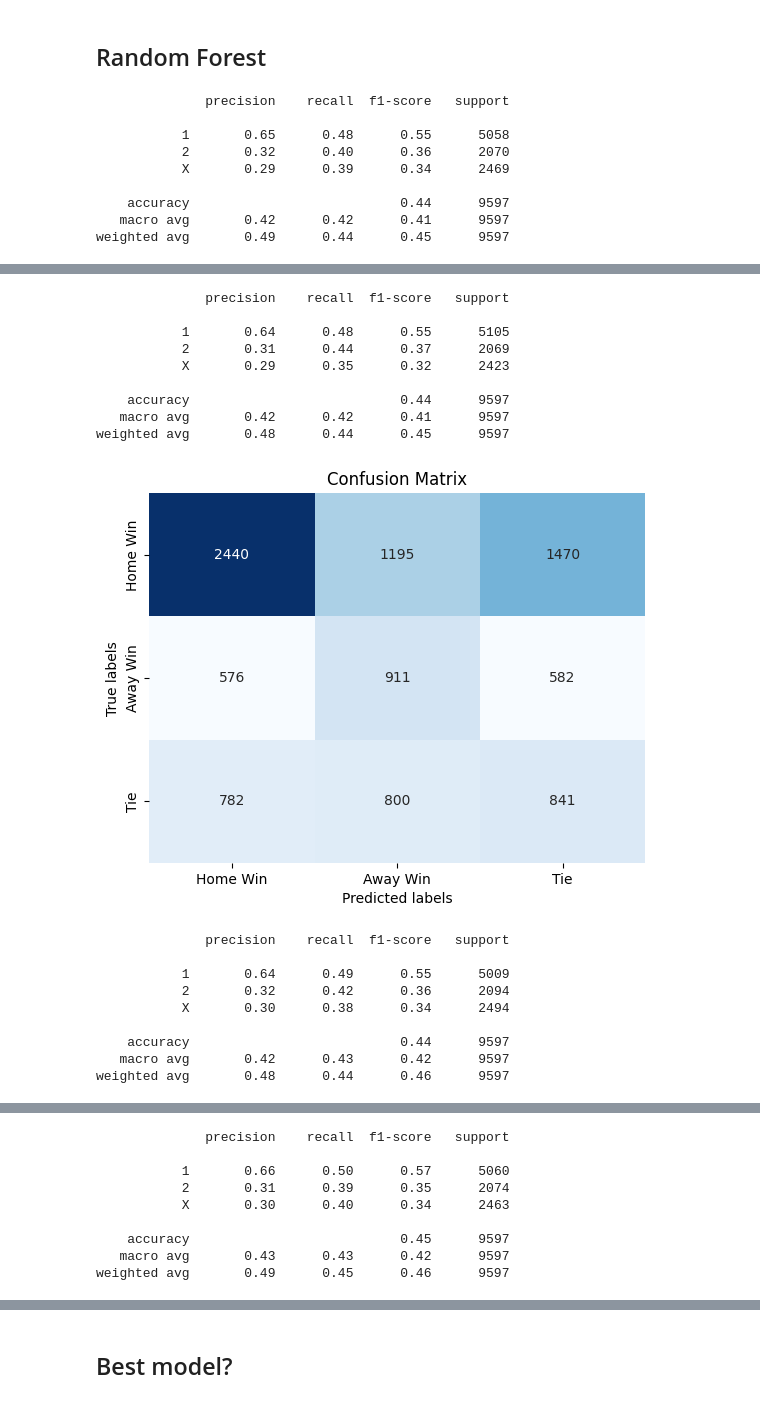
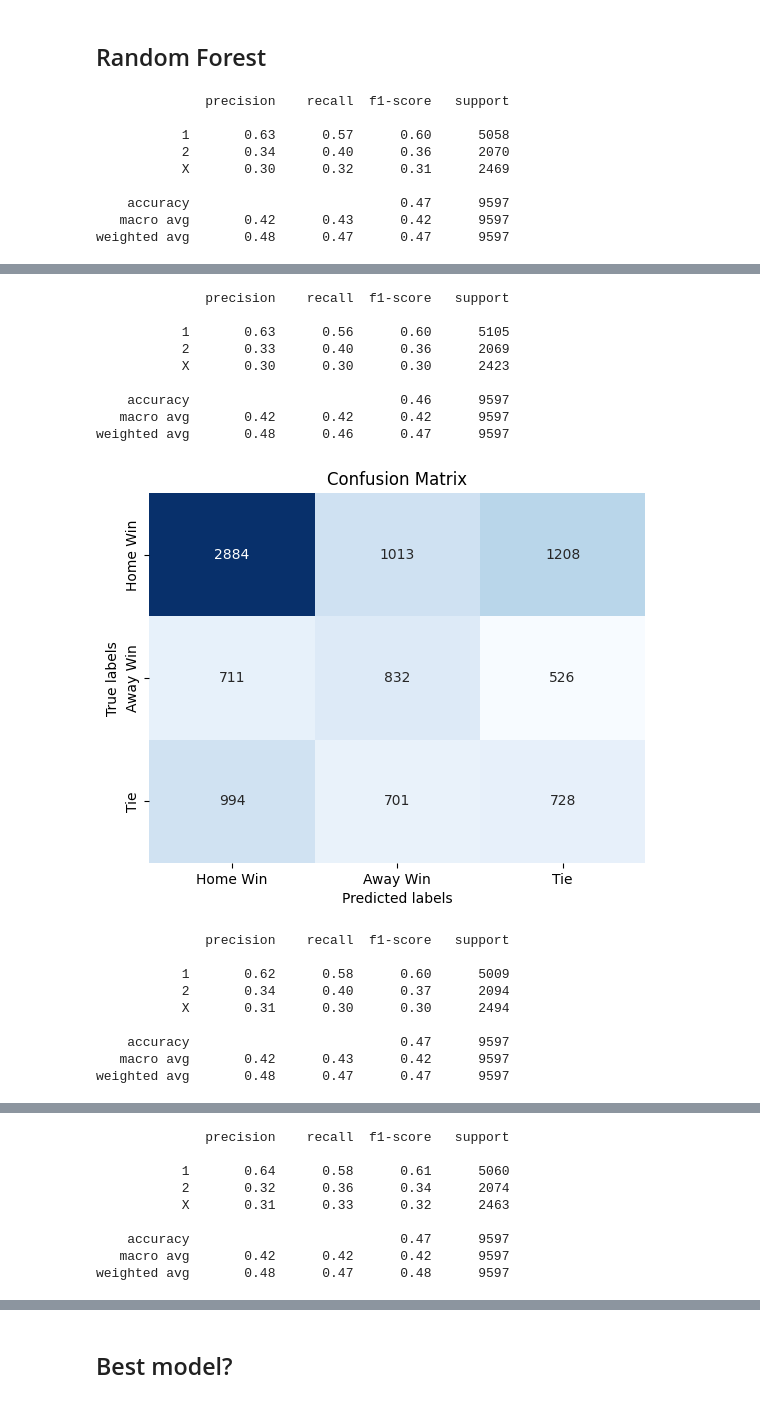
Before and after one commit to ManuIluro22/LaLiga, a Jupyter notebook: analysis/ModelAnalysis2.ipynb, the cells around one changed output, grey strips where cells are left out. Drawn from its saved outputs; the diff is of its cells as text; code cells hidden in the pictures.

```diff
--- a/analysis/ModelAnalysis2.ipynb
+++ b/analysis/ModelAnalysis2.ipynb
@@ -792,7 +707,7 @@ param_grid = {
     'solver': ['liblinear', 'saga']
 }
 LR_model = LogisticRegression()
-LR_param, LR_accuracy, LR_f1_score = cross_val(LR_model, X_pca, y, param_grid, plot = False,use_smote=True)
+LR_param, LR_accuracy, LR_f1_score = cross_val(LR_model, X_scaled, y, param_grid, plot = False,use_smote=True)
 models_performance.loc[len(models_performance)] = [type(LR_model).__name__, LR_accuracy,
                                                    LR_f1_score, LR_param]
 # %% [output]
@@ -806,7 +735,7 @@ param_grid = {
     'var_smoothing': [1e-9, 1e-8, 1e-7, 1e-6]
 }
 NB_model = GaussianNB()
-NB_param, NB_accuracy, NB_f1_score = cross_val(NB_model, X_pca, y, param_grid, plot = False,use_smote=True)
+NB_param, NB_accuracy, NB_f1_score = cross_val(NB_model, X_scaled, y, param_grid, plot = False,use_smote=True)
 models_performance.loc[len(models_performance)] = [type(NB_model).__name__, NB_accuracy,
                                                    NB_f1_score, NB_param]
 # %% [output]
@@ -822,7 +765,7 @@ param_grid = {
     'metric': ['minkowski','manhattan', 'euclidean']
 }
 kNN_model = KNeighborsClassifier(n_jobs=-1)
-kNN_param, kNN_accuracy, kNN_f1_score = cross_val(kNN_model, X_pca, y, param_grid, plot = True,use_smote=True)
+kNN_param, kNN_accuracy, kNN_f1_score = cross_val(kNN_model, X_scaled, y, param_grid, plot = True,use_smote=True)
 models_performance.loc[len(models_performance)] = [type(kNN_model).__name__, kNN_accuracy,
                                                    kNN_f1_score, kNN_param]
 # %% [output]
@@ -890,7 +850,7 @@ param_grid = {
 
 }
 tree_model = DecisionTreeClassifier()
-tree_param, tree_accuracy, tree_f1_score = cross_val(tree_model, X_pca, y, param_grid, plot = False,use_smote=True)
+tree_param, tree_accuracy, tree_f1_score = cross_val(tree_model, X_scaled, y, param_grid, plot = False,use_smote=True)
 models_performance.loc[len(models_performance)] = [type(tree_model).__name__, tree_accuracy,
                                                    tree_f1_score, tree_param]
 # %% [output]
@@ -907,16 +881,16 @@ param_grid = {
     'min_samples_leaf': [1, 5]
 }
 RF_model = RandomForestClassifier()
-RF_param, RF_accuracy, RF_f1_score = cross_val(RF_model, X_pca, y, param_grid, plot = True,use_smote=True)
+RF_param, RF_accuracy, RF_f1_score = cross_val(RF_model, X_scaled, y, param_grid, plot = True,use_smote=True)
 models_performance.loc[len(models_performance)] = [type(RF_model).__name__, RF_accuracy,
                                                    RF_f1_score, RF_param]
 # %% [output]
               precision    recall  f1-score   support
 
-           1       0.65      0.48      0.55      5058
-           2       0.32      0.40      0.36      2070
-           X       0.29      0.39      0.34      2469
+           1       0.63      0.57      0.60      5058
+           2       0.34      0.40      0.36      2070
+           X       0.30      0.32      0.31      2469
 
-    accuracy                           0.44      9597
-   macro avg       0.42      0.42      0.41      9597
-weighted avg       0.49      0.44      0.45      9597
+    accuracy                           0.47      9597
+   macro avg       0.42      0.43      0.42      9597
+weighted avg       0.48      0.47      0.47      9597
@@ -924,19 +898,19 @@ weighted avg       0.49      0.44      0.45      9597
               precision    recall  f1-score   support
 
-           1       0.64      0.48      0.55      5105
-           2       0.31      0.44      0.37      2069
-           X       0.29      0.35      0.32      2423
+           1       0.63      0.56      0.60      5105
+           2       0.33      0.40      0.36      2069
+           X       0.30      0.30      0.30      2423
 
-    accuracy                           0.44      9597
-   macro avg       0.42      0.42      0.41      9597
-weighted avg       0.48      0.44      0.45      9597
+    accuracy                           0.46      9597
+   macro avg       0.42      0.42      0.42      9597
+weighted avg       0.48      0.46      0.47      9597
-[figure, old version]
+[figure, new version]
               precision    recall  f1-score   support
 
-           1       0.64      0.49      0.55      5009
-           2       0.32      0.42      0.36      2094
-           X       0.30      0.38      0.34      2494
+           1       0.62      0.58      0.60      5009
+           2       0.34      0.40      0.37      2094
+           X       0.31      0.30      0.30      2494
 
-    accuracy                           0.44      9597
+    accuracy                           0.47      9597
    macro avg       0.42      0.43      0.42      9597
-weighted avg       0.48      0.44      0.46      9597
+weighted avg       0.48      0.47      0.47      9597
@@ -944,9 +918,9 @@ weighted avg       0.48      0.44      0.46      9597
               precision    recall  f1-score   support
 
-           1       0.66      0.50      0.57      5060
-           2       0.31      0.39      0.35      2074
-           X       0.30      0.40      0.34      2463
+           1       0.64      0.58      0.61      5060
+           2       0.32      0.36      0.34      2074
+           X       0.31      0.33      0.32      2463
 
-    accuracy                           0.45      9597
-   macro avg       0.43      0.43      0.42      9597
-weighted avg       0.49      0.45      0.46      9597
+    accuracy                           0.47      9597
+   macro avg       0.42      0.42      0.42      9597
+weighted avg       0.48      0.47      0.48      9597
```
Also changed, not shown: parts of 13 cells of this notebook.
